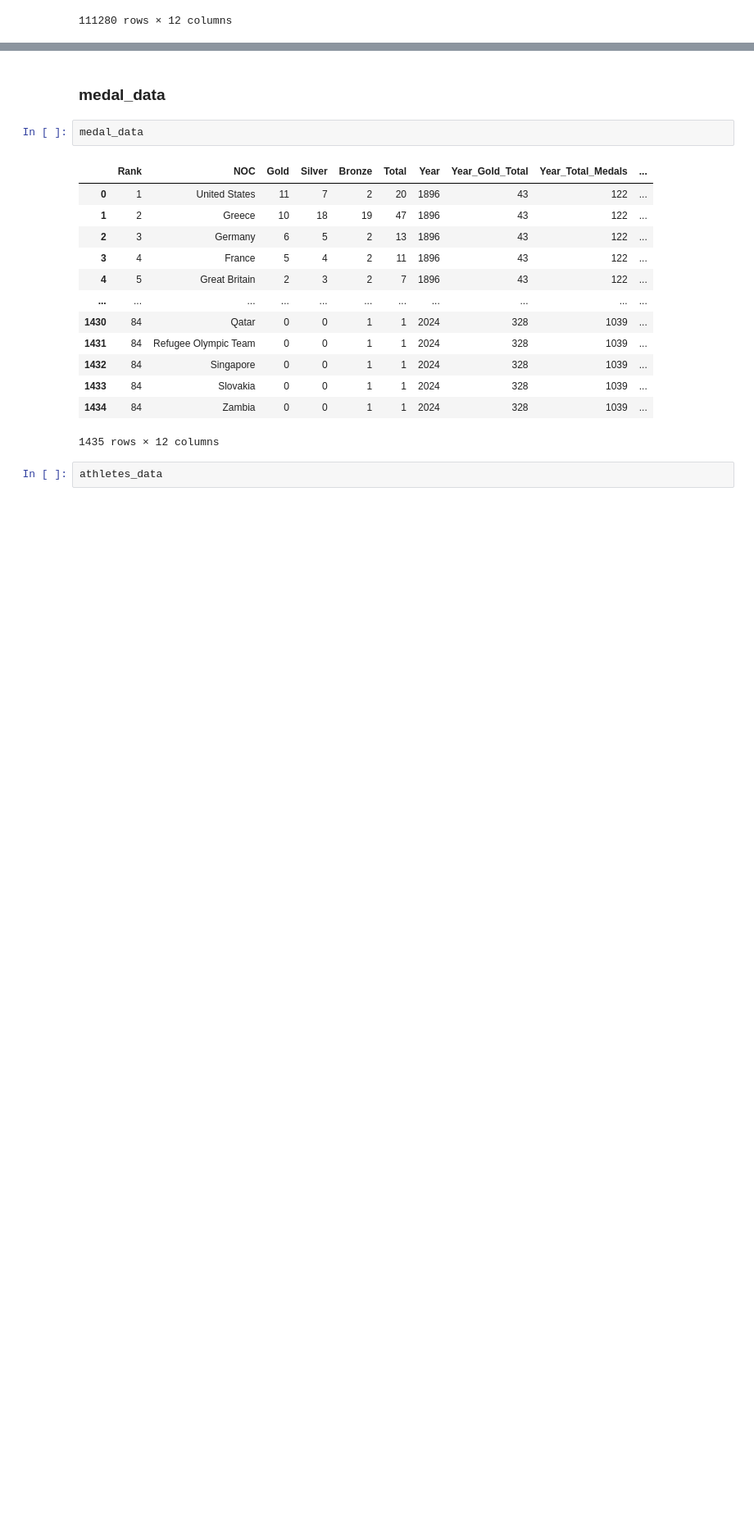
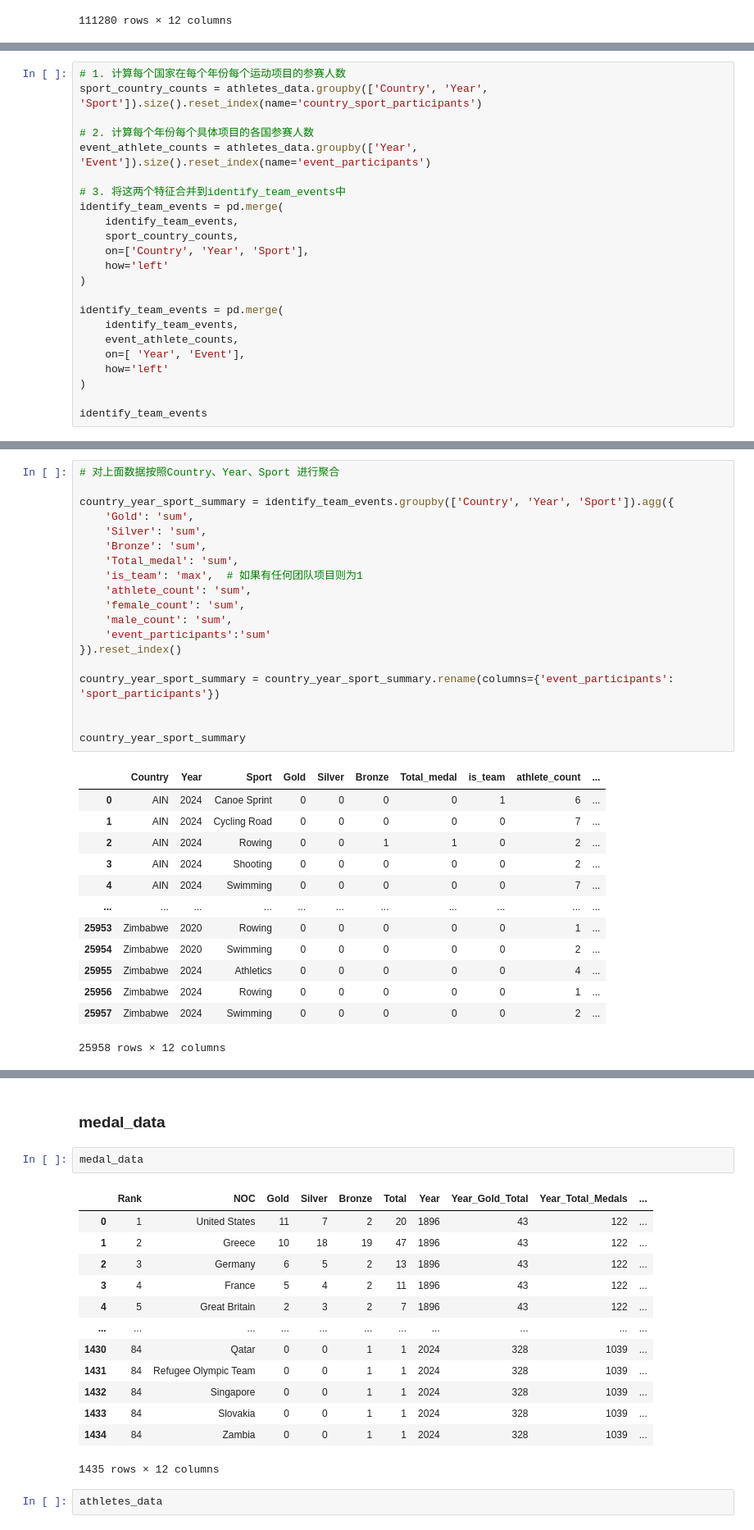
Before and after one commit to Evan-Li-2024/2025MCM-c, a Jupyter notebook: Olympics-analysis.ipynb, the cells around one changed output, grey strips where cells are left out. Shown at 82% size. Cells and saved outputs as stored; diff of their text form; blank space fills up the shorter version.

Commit message:
add country_year_summary

```diff
--- a/Olympics-analysis.ipynb
+++ b/Olympics-analysis.ipynb
@@ -858,0 +867,23 @@ identify_team_events
+# %%
+# 1. 计算每个国家在每个年份每个运动项目的参赛人数
+sport_country_counts = athletes_data.groupby(['Country', 'Year', 'Sport']).size().reset_index(name='country_sport_participants')
+
+# 2. 计算每个年份每个具体项目的各国参赛人数
+event_athlete_counts = athletes_data.groupby(['Year', 'Event']).size().reset_index(name='event_participants')
+
+# 3. 将这两个特征合并到identify_team_events中
+identify_team_events = pd.merge(
+    identify_team_events,
+    sport_country_counts,
+    on=['Country', 'Year', 'Sport'],
+    how='left'
+)
+
+identify_team_events = pd.merge(
+    identify_team_events,
+    event_athlete_counts,
+    on=[ 'Year', 'Event'],
+    how='left'
+)
+
+identify_team_events
@@ -858,0 +906,33 @@ identify_team_events
+# %%
+# 对上面数据按照Country、Year、Sport 进行聚合
+
+country_year_sport_summary = identify_team_events.groupby(['Country', 'Year', 'Sport']).agg({
+    'Gold': 'sum',
+    'Silver': 'sum',
+    'Bronze': 'sum',
+    'Total_medal': 'sum',
+    'is_team': 'max',  # 如果有任何团队项目则为1
+    'athlete_count': 'sum',
+    'female_count': 'sum',
+    'male_count': 'sum',
+    'event_participants':'sum'
+}).reset_index()
+
+country_year_sport_summary = country_year_sport_summary.rename(columns={'event_participants': 'sport_participants'})
+
+
+country_year_sport_summary
+# %% [output]
+|  | Country | Year | Sport | Gold | Silver | Bronze | Total_medal | is_team | athlete_count | ... |
+| 0 | AIN | 2024 | Canoe Sprint | 0 | 0 | 0 | 0 | 1 | 6 | ... |
+| 1 | AIN | 2024 | Cycling Road | 0 | 0 | 0 | 0 | 0 | 7 | ... |
+| 2 | AIN | 2024 | Rowing | 0 | 0 | 1 | 1 | 0 | 2 | ... |
+| 3 | AIN | 2024 | Shooting | 0 | 0 | 0 | 0 | 0 | 2 | ... |
+| 4 | AIN | 2024 | Swimming | 0 | 0 | 0 | 0 | 0 | 7 | ... |
+| ... | ... | ... | ... | ... | ... | ... | ... | ... | ... | ... |
+| 25953 | Zimbabwe | 2020 | Rowing | 0 | 0 | 0 | 0 | 0 | 1 | ... |
+| 25954 | Zimbabwe | 2020 | Swimming | 0 | 0 | 0 | 0 | 0 | 2 | ... |
+| 25955 | Zimbabwe | 2024 | Athletics | 0 | 0 | 0 | 0 | 0 | 4 | ... |
+| 25956 | Zimbabwe | 2024 | Rowing | 0 | 0 | 0 | 0 | 0 | 1 | ... |
+| 25957 | Zimbabwe | 2024 | Swimming | 0 | 0 | 0 | 0 | 0 | 2 | ... |
+25958 rows × 12 columns
```
Also changed, not shown: parts of 10 cells of this notebook, 1 other file.
